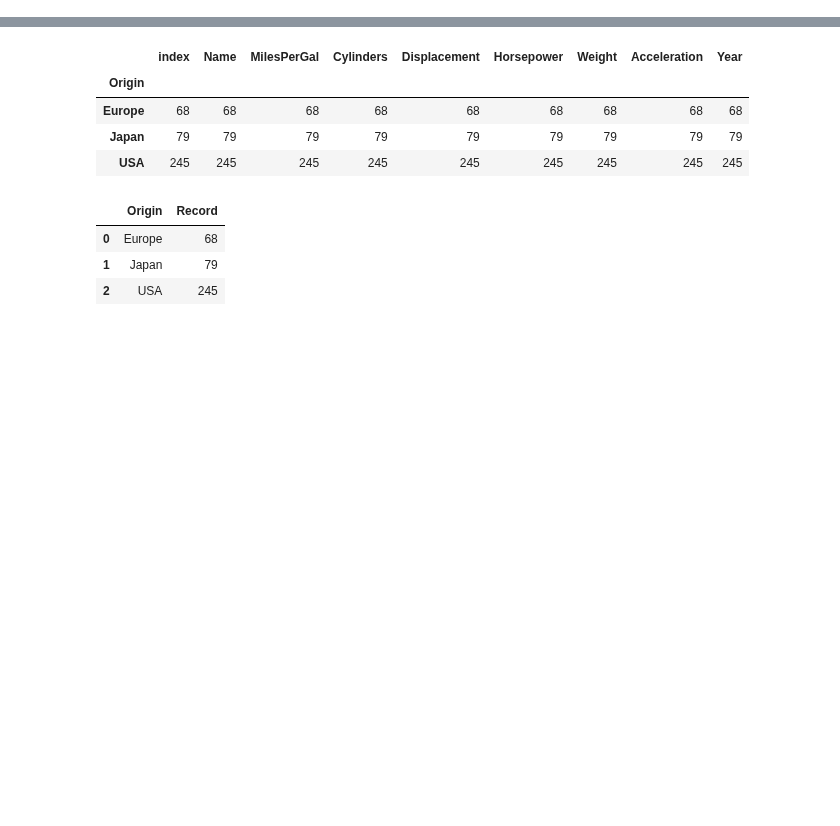
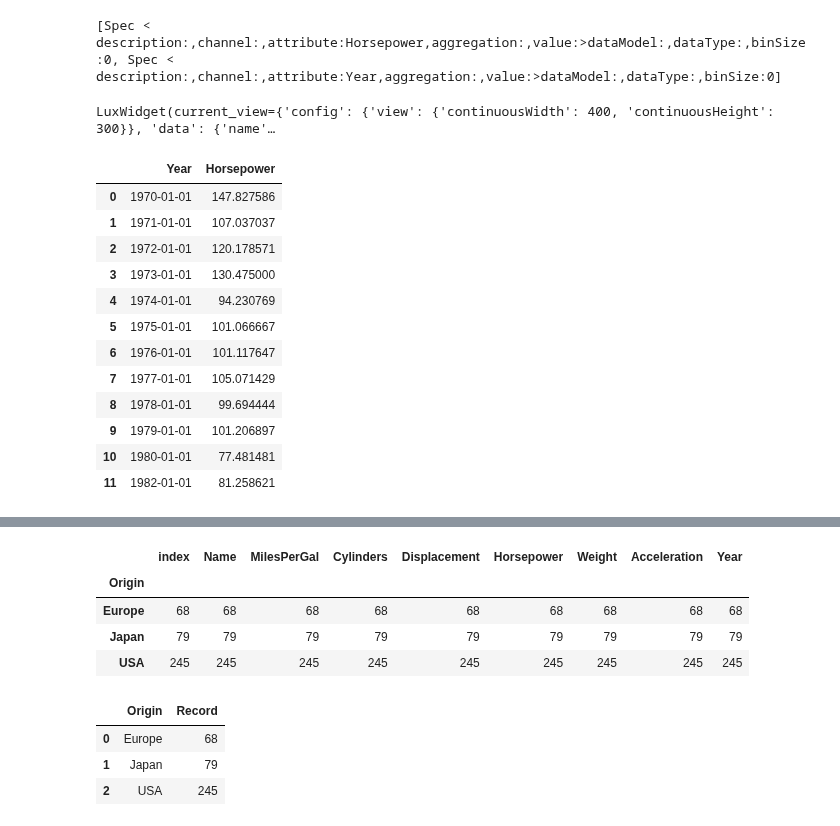
Before and after one commit to lux-org/lux, a Jupyter notebook: RenderingTest.ipynb, the cells around one changed output, grey strips where cells are left out. Cells and saved outputs as stored; diff of their text form; code cells hidden in the pictures; blank space fills up the shorter version.

```diff
--- a/RenderingTest.ipynb
+++ b/RenderingTest.ipynb
@@ -13,0 +28,26 @@ LuxWidget(recommendations=[{'action': 'Enhance', 'description': 'Shows possible
+# %%
+df = pd.read_csv("lux/data/car.csv")
+df["Year"] = pd.to_datetime(df["Year"], format='%Y') # change pandas dtype for the column "Year" to datetype
+df.setContext([lux.Spec(attribute = "Horsepower"),lux.Spec(attribute = "Year")])
+# %% [output]
+[Spec < description:,channel:,attribute:Horsepower,aggregation:,value:>dataModel:,dataType:,binSize:0, Spec < description:,channel:,attribute:Year,aggregation:,value:>dataModel:,dataType:,binSize:0]
+# %%
+df
+# %% [output]
+LuxWidget(current_view={'config': {'view': {'continuousWidth': 400, 'continuousHeight': 300}}, 'data': {'name'…
+# %%
+df.viewCollection[0].data.toPandas()
+# %% [output]
+|  | Year | Horsepower |
+| 0 | 1970-01-01 | 147.827586 |
+| 1 | 1971-01-01 | 107.037037 |
+| 2 | 1972-01-01 | 120.178571 |
+| 3 | 1973-01-01 | 130.475000 |
+| 4 | 1974-01-01 | 94.230769 |
+| 5 | 1975-01-01 | 101.066667 |
+| 6 | 1976-01-01 | 101.117647 |
+| 7 | 1977-01-01 | 105.071429 |
+| 8 | 1978-01-01 | 99.694444 |
+| 9 | 1979-01-01 | 101.206897 |
+| 10 | 1980-01-01 | 77.481481 |
+| 11 | 1982-01-01 | 81.258621 |
```
Also changed, not shown: parts of 5 cells of this notebook, 1 other file.
